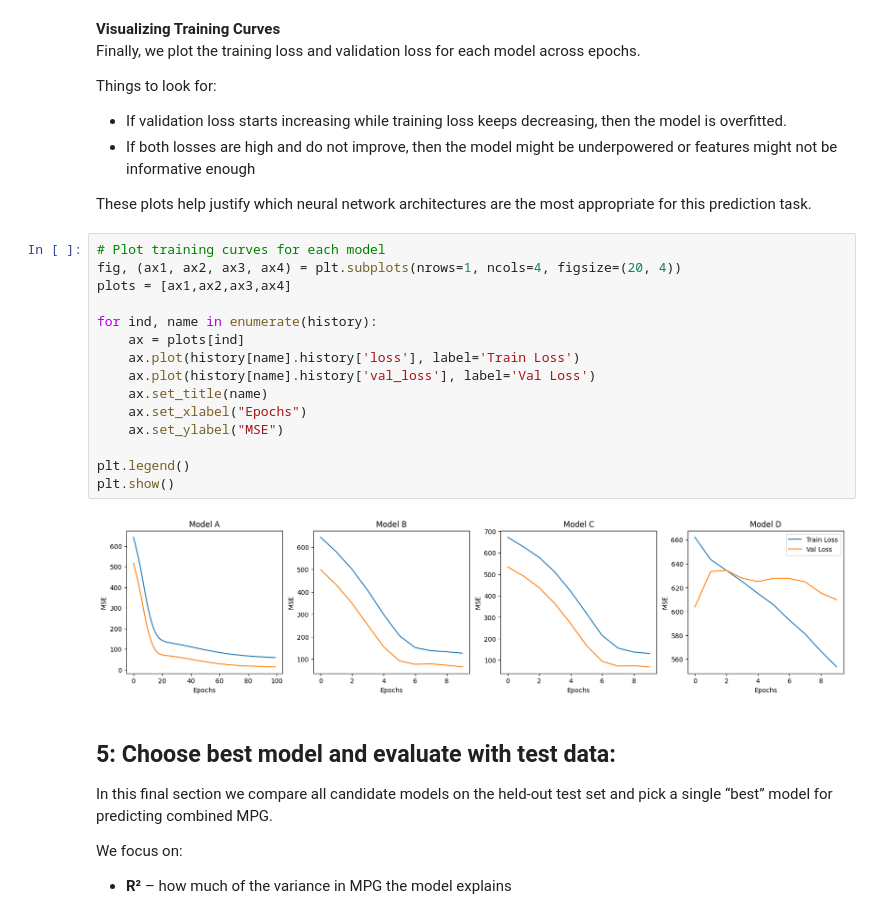
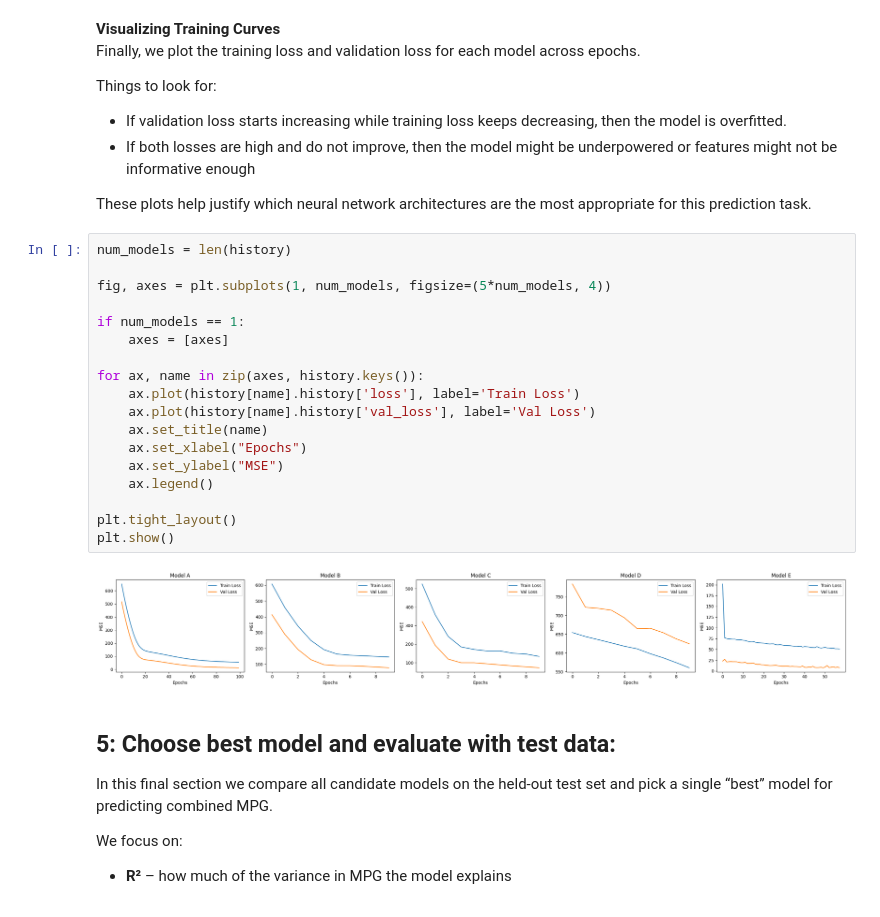
Before and after one commit to veryconfusedlol/sdse-final-project, a Jupyter notebook: sdse-final-project-formatted-1.ipynb, the cells around one changed output. Drawn from its saved outputs; the diff is of its cells as text.

Commit message:
Finish Keras Tuner model

```diff
--- a/sdse-final-project-formatted-1.ipynb
+++ b/sdse-final-project-formatted-1.ipynb
@@ -717,22 +810,25 @@ Things to look for:
 
 These plots help justify which neural network architectures are the most appropriate for this prediction task.
 # %%
-# Plot training curves for each model
-fig, (ax1, ax2, ax3, ax4) = plt.subplots(nrows=1, ncols=4, figsize=(20, 4))
-plots = [ax1,ax2,ax3,ax4]
+num_models = len(history)
 
-for ind, name in enumerate(history):
-    ax = plots[ind]
+fig, axes = plt.subplots(1, num_models, figsize=(5*num_models, 4))
+
+if num_models == 1:
+    axes = [axes]
+
+for ax, name in zip(axes, history.keys()):
     ax.plot(history[name].history['loss'], label='Train Loss')
     ax.plot(history[name].history['val_loss'], label='Val Loss')
     ax.set_title(name)
     ax.set_xlabel("Epochs")
     ax.set_ylabel("MSE")
+    ax.legend()
 
-plt.legend()
+plt.tight_layout()
 plt.show()
 # %% [output]
-[figure, old version]
+[figure, new version]
 # %% [markdown]
 ## 5: Choose best model and evaluate with test data:
 
```
Also changed, not shown: parts of 10 cells of this notebook.
